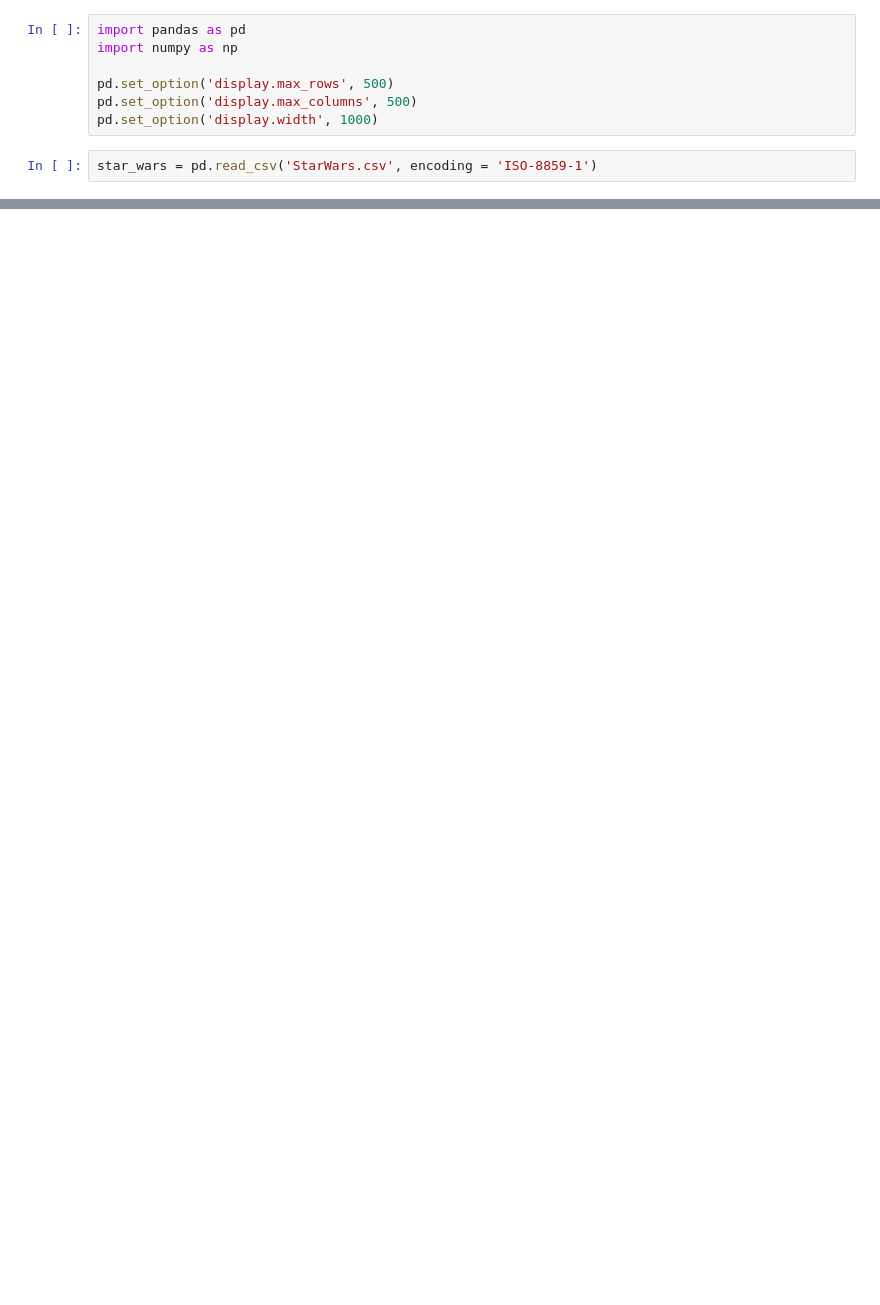
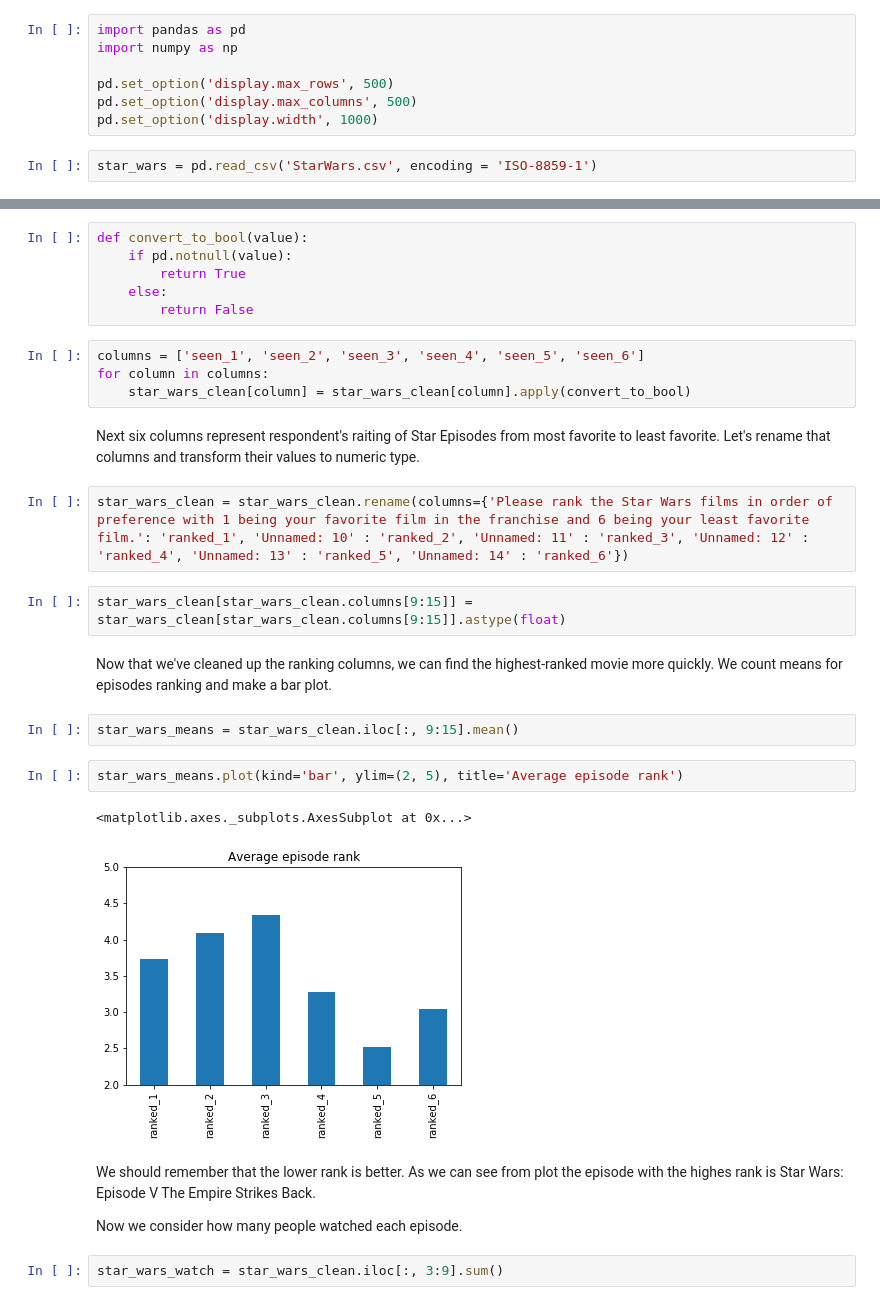
Before and after one commit to beatwad/star_wars_survey, a Jupyter notebook: Untitled.ipynb, the cells around one changed output, grey strips where cells are left out. Cells and saved outputs as stored; diff of their text form; blank space fills up the shorter version.

```diff
--- a/Untitled.ipynb
+++ b/Untitled.ipynb
@@ -18,0 +58,31 @@ star_wars.head()
+# %%
+def convert_to_bool(value):
+    if pd.notnull(value):
+        return True
+    else:
+        return False
+# %%
+columns = ['seen_1', 'seen_2', 'seen_3', 'seen_4', 'seen_5', 'seen_6']
+for column in columns:
+    star_wars_clean[column] = star_wars_clean[column].apply(convert_to_bool)
+# %% [markdown]
+Next six columns represent respondent's raiting of Star Episodes from most favorite to least favorite. Let's rename that columns and transform their values to numeric type.
+# %%
+star_wars_clean = star_wars_clean.rename(columns={'Please rank the Star Wars films in order of preference with 1 being your favorite film in the franchise and 6 being your least favorite film.': 'ranked_1', 'Unnamed: 10' : 'ranked_2', 'Unnamed: 11' : 'ranked_3', 'Unnamed: 12' : 'ranked_4', 'Unnamed: 13' : 'ranked_5', 'Unnamed: 14' : 'ranked_6'})
+# %%
+star_wars_clean[star_wars_clean.columns[9:15]] = star_wars_clean[star_wars_clean.columns[9:15]].astype(float)
+# %% [markdown]
+Now that we've cleaned up the ranking columns, we can find the highest-ranked movie more quickly. We count means for episodes ranking and make a bar plot.
+# %%
+star_wars_means = star_wars_clean.iloc[:, 9:15].mean()
+# %%
+star_wars_means.plot(kind='bar', ylim=(2, 5), title='Average episode rank')
+# %% [output]
+<matplotlib.axes._subplots.AxesSubplot at 0x...>
+[figure, added]
+# %% [markdown]
+We should remember that the lower rank is better. As we can see from plot the episode with the highes rank is Star Wars: Episode V The Empire Strikes Back.
+
+Now we consider how many people watched each episode.
+# %%
+star_wars_watch = star_wars_clean.iloc[:, 3:9].sum()
```
Also changed, not shown: parts of 29 cells of this notebook.
